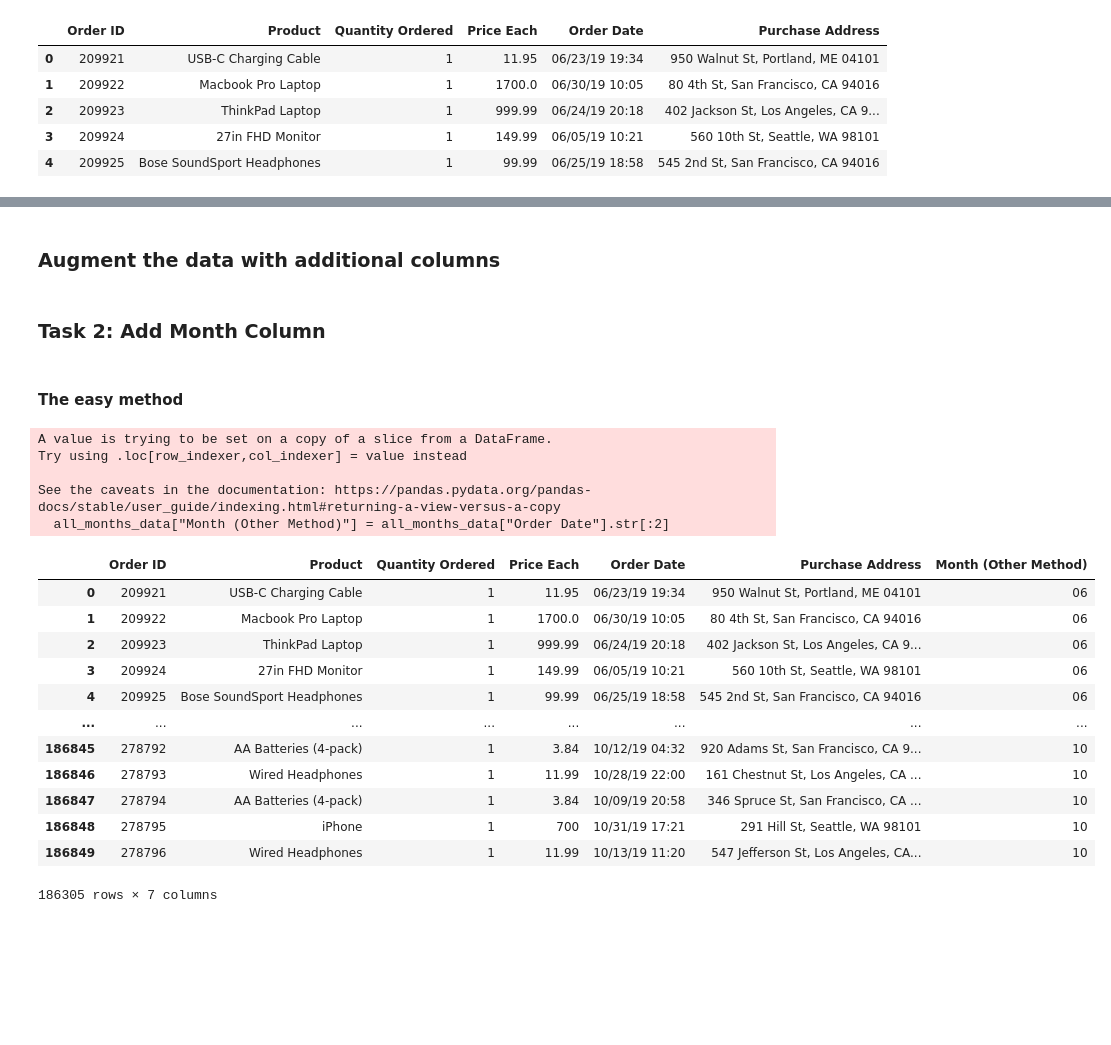
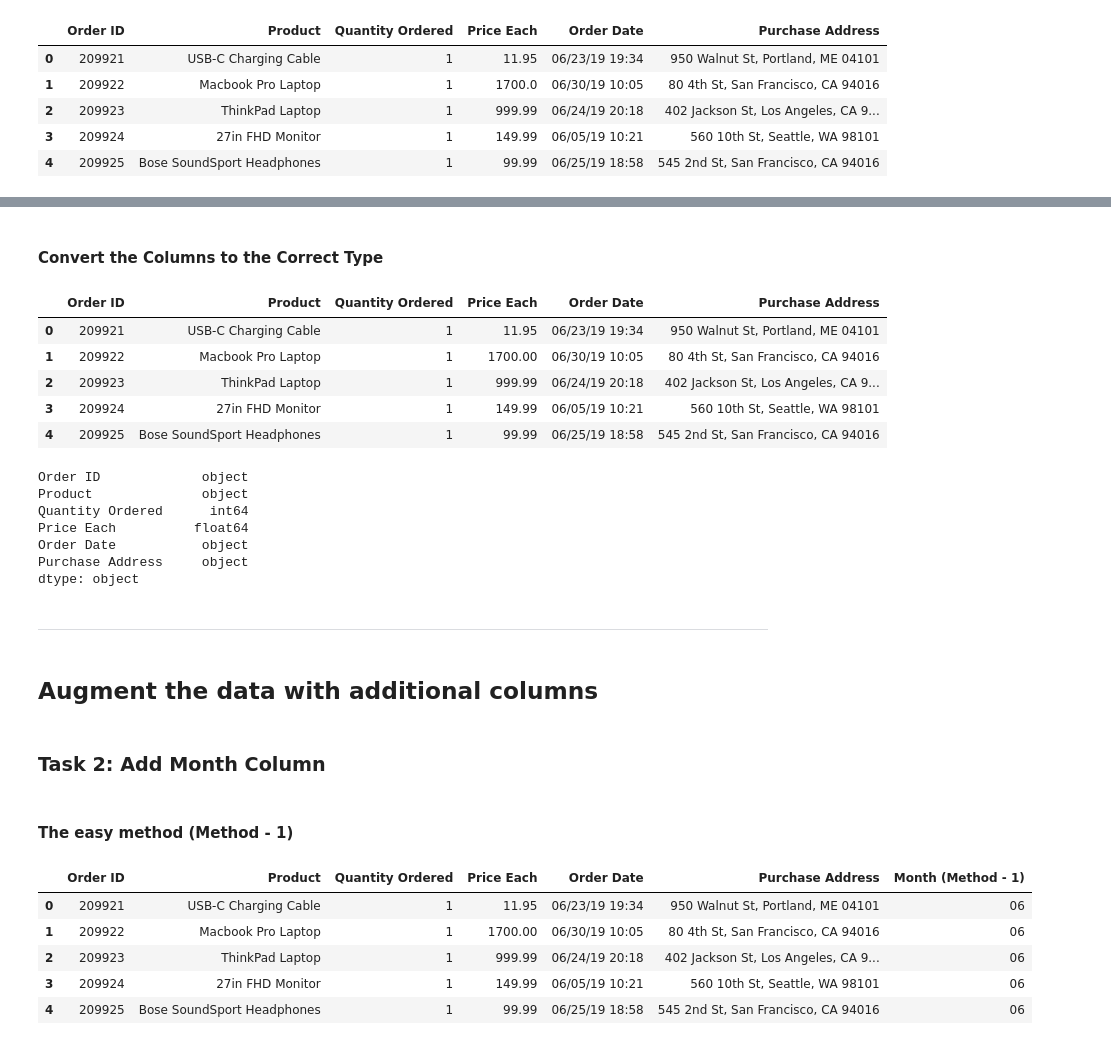
Before and after one commit to rishitc/Pandas-Mini-Projects, a Jupyter notebook: Real World Data Analysis.ipynb, the cells around one changed output, grey strips where cells are left out. Saved outputs shown, nothing was run; the diff lists cells and outputs as text; code cells hidden in the pictures; blank space fills up the shorter version.

Commit message:
Added cells for cleaning the data as well as setting the right types for the columns of the DataFrame.

```diff
--- a/Real World Data Analysis.ipynb
+++ b/Real World Data Analysis.ipynb
@@ -164,0 +196,2 @@ all_months_data.head()
+# %%
+all_months_data = all_months_data.loc[all_months_data["Order Date"].str[:2] != "Or"]
@@ -165,29 +214,48 @@ all_months_data.head()
+# %% [markdown]
+#### Convert the Columns to the Correct Type
+# %%
+# all_months_data.loc[:, "Quantity Ordered"] = all_months_data.loc[:, "Quantity Ordered"].astype("int64")
+# all_months_data.loc[:, "Price Each"] = all_months_data.loc[:, "Price Each"].astype("float64")
+
+# or we could do
+# pd.to_numeric() method automatically picks the right numeric type for us
+all_months_data.loc[:, "Quantity Ordered"] = pd.to_numeric(all_months_data.loc[:, "Quantity Ordered"])
+all_months_data.loc[:, "Price Each"] = pd.to_numeric(all_months_data.loc[:, "Price Each"])
+
+all_months_data.head()
+# %% [output]
+|  | Order ID | Product | Quantity Ordered | Price Each | Order Date | Purchase Address |
+| 0 | 209921 | USB-C Charging Cable | 1 | 11.95 | 06/23/19 19:34 | 950 Walnut St, Portland, ME 04101 |
+| 1 | 209922 | Macbook Pro Laptop | 1 | 1700.00 | 06/30/19 10:05 | 80 4th St, San Francisco, CA 94016 |
+| 2 | 209923 | ThinkPad Laptop | 1 | 999.99 | 06/24/19 20:18 | 402 Jackson St, Los Angeles, CA 9... |
+| 3 | 209924 | 27in FHD Monitor | 1 | 149.99 | 06/05/19 10:21 | 560 10th St, Seattle, WA 98101 |
+| 4 | 209925 | Bose SoundSport Headphones | 1 | 99.99 | 06/25/19 18:58 | 545 2nd St, San Francisco, CA 94016 |
+# %%
+all_months_data.dtypes
+# %% [output]
+Order ID             object
+Product              object
+Quantity Ordered      int64
+Price Each          float64
+Order Date           object
+Purchase Address     object
+dtype: object
+# %% [markdown]
+---
 # %% [markdown]
-### Augment the data with additional columns
+## Augment the data with additional columns
 # %% [markdown]
 ### Task 2: Add Month Column
 # %% [markdown]
-#### The easy method
+#### The easy method (Method - 1)
 # %%
-all_months_data["Month (Other Method)"] = all_months_data["Order Date"].str[:2]
+all_months_data.loc[:, "Month (Method - 1)"] = all_months_data["Order Date"].str[:2]
 
-all_months_data
+all_months_data.head()
 # %% [output]
-A value is trying to be set on a copy of a slice from a DataFrame.
-Try using .loc[row_indexer,col_indexer] = value instead
-
-See the caveats in the documentation: https://pandas.pydata.org/pandas-docs/stable/user_guide/indexing.html#returning-a-view-versus-a-copy
-  all_months_data["Month (Other Method)"] = all_months_data["Order Date"].str[:2]
-|  | Order ID | Product | Quantity Ordered | Price Each | Order Date | Purchase Address | Month (Other Method) |
+|  | Order ID | Product | Quantity Ordered | Price Each | Order Date | Purchase Address | Month (Method - 1) |
 | 0 | 209921 | USB-C Charging Cable | 1 | 11.95 | 06/23/19 19:34 | 950 Walnut St, Portland, ME 04101 | 06 |
-| 1 | 209922 | Macbook Pro Laptop | 1 | 1700.0 | 06/30/19 10:05 | 80 4th St, San Francisco, CA 94016 | 06 |
+| 1 | 209922 | Macbook Pro Laptop | 1 | 1700.00 | 06/30/19 10:05 | 80 4th St, San Francisco, CA 94016 | 06 |
 | 2 | 209923 | ThinkPad Laptop | 1 | 999.99 | 06/24/19 20:18 | 402 Jackson St, Los Angeles, CA 9... | 06 |
 | 3 | 209924 | 27in FHD Monitor | 1 | 149.99 | 06/05/19 10:21 | 560 10th St, Seattle, WA 98101 | 06 |
 | 4 | 209925 | Bose SoundSport Headphones | 1 | 99.99 | 06/25/19 18:58 | 545 2nd St, San Francisco, CA 94016 | 06 |
-| ... | ... | ... | ... | ... | ... | ... | ... |
-| 186845 | 278792 | AA Batteries (4-pack) | 1 | 3.84 | 10/12/19 04:32 | 920 Adams St, San Francisco, CA 9... | 10 |
-| 186846 | 278793 | Wired Headphones | 1 | 11.99 | 10/28/19 22:00 | 161 Chestnut St, Los Angeles, CA ... | 10 |
-| 186847 | 278794 | AA Batteries (4-pack) | 1 | 3.84 | 10/09/19 20:58 | 346 Spruce St, San Francisco, CA ... | 10 |
-| 186848 | 278795 | iPhone | 1 | 700 | 10/31/19 17:21 | 291 Hill St, Seattle, WA 98101 | 10 |
-| 186849 | 278796 | Wired Headphones | 1 | 11.99 | 10/13/19 11:20 | 547 Jefferson St, Los Angeles, CA... | 10 |
-186305 rows × 7 columns
```
Also changed, not shown: parts of 25 cells of this notebook.
